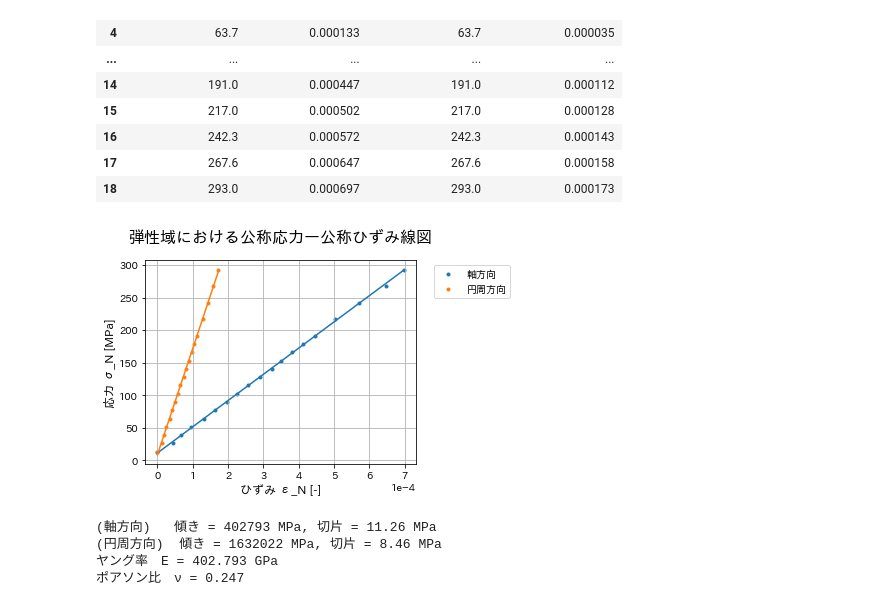
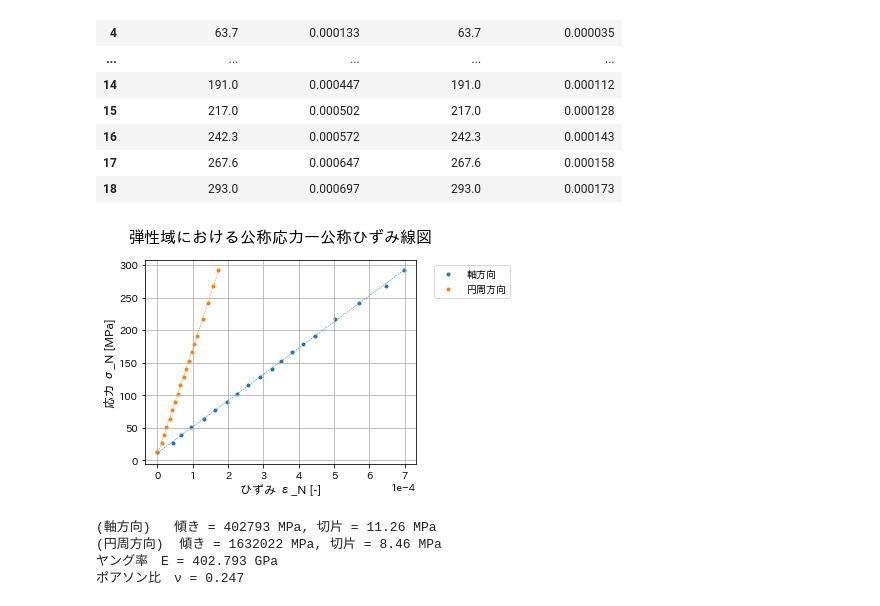
Before and after one commit to aimanamri/mechanicalEngineering, a Jupyter notebook: tensile-test.ipynb, the cells around one changed output. Saved outputs shown, nothing was run; the diff lists cells and outputs as text; code cells hidden in the pictures.

```diff
--- a/tensile-test.ipynb
+++ b/tensile-test.ipynb
@@ -235,24 +235,24 @@ See Full Dataframe in Mito
 # %%
 plt.title('弾性域における公称応力ー公称ひずみ線図',fontsize=16,pad=18)
 
-#obtain m (slope) and b(intercept) of linear regression line
+#obtain m (slope) and b(intercept) of linear regression line (最小二乗法)
 m, b = np.polyfit(jiku["Nominal Strain"], jiku["Nominal Stress (MPa)"], 1)
-plt.plot(jiku["Nominal Strain"], m*jiku["Nominal Strain"]+b)
+plt.plot(jiku["Nominal Strain"], m*jiku["Nominal Strain"]+b,"--",linewidth=0.5)
 plt.scatter(jiku["Nominal Strain"],jiku["Nominal Stress (MPa)"],label = "軸方向",marker= ".")
 
 m2, b2 = np.polyfit(enshu["Nominal Strain 2"], enshu["Nominal Stress (MPa)"], 1)
-plt.plot(enshu["Nominal Strain 2"], m2*enshu["Nominal Strain 2"]+b2)
+plt.plot(enshu["Nominal Strain 2"], m2*enshu["Nominal Strain 2"]+b2,"--",linewidth=0.5)
 plt.scatter(enshu["Nominal Strain 2"],enshu["Nominal Stress (MPa)"],label = "円周方向",marker= ".")
 
 plt.xlabel('ひずみ ε_N [-]', fontsize=12)
 plt.ylabel('応力 σ_N [MPa]', fontsize=12)
 plt.ticklabel_format(axis="x", style="sci", scilimits=(0,0))
 plt.grid()
 plt.legend(bbox_to_anchor=(1.05, 1.0), loc='upper left')
 plt.tight_layout()
 plt.show()
 # %% [output]
-[figure, old version]
+[figure, new version]
 # %%
 print(f'(軸方向)   傾き = {int(m.round(0))} MPa, 切片 = {b.round(2)} MPa')
 print(f'(円周方向)  傾き = {int(m2.round(0))} MPa, 切片 = {b2.round(2)} MPa')
```
Also changed, not shown: parts of 1 cell of this notebook.
